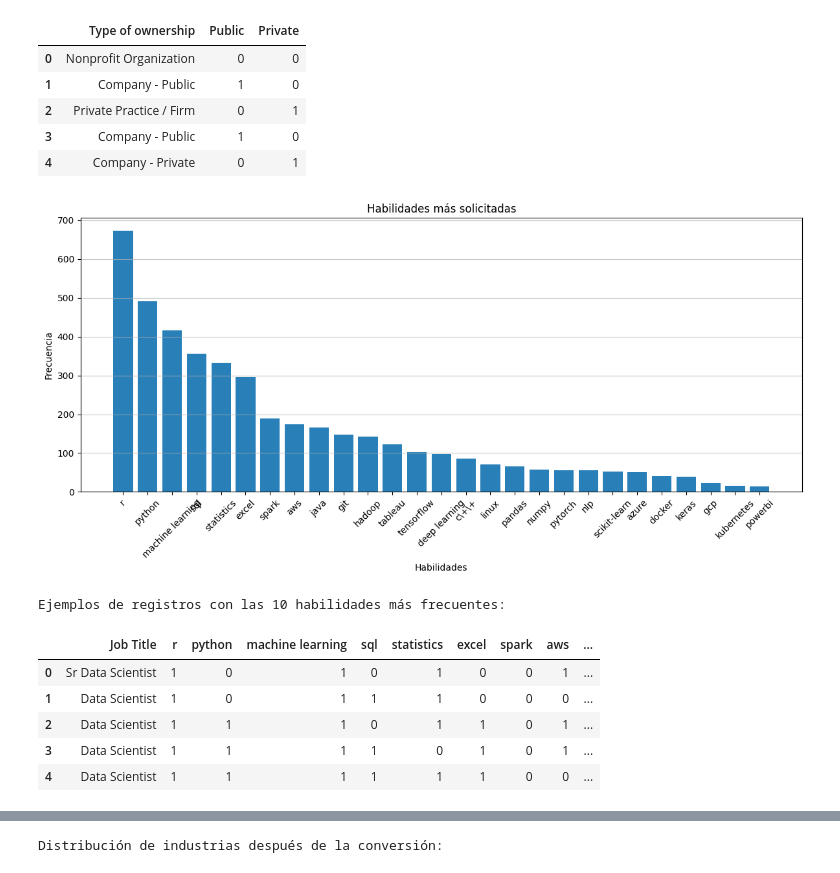
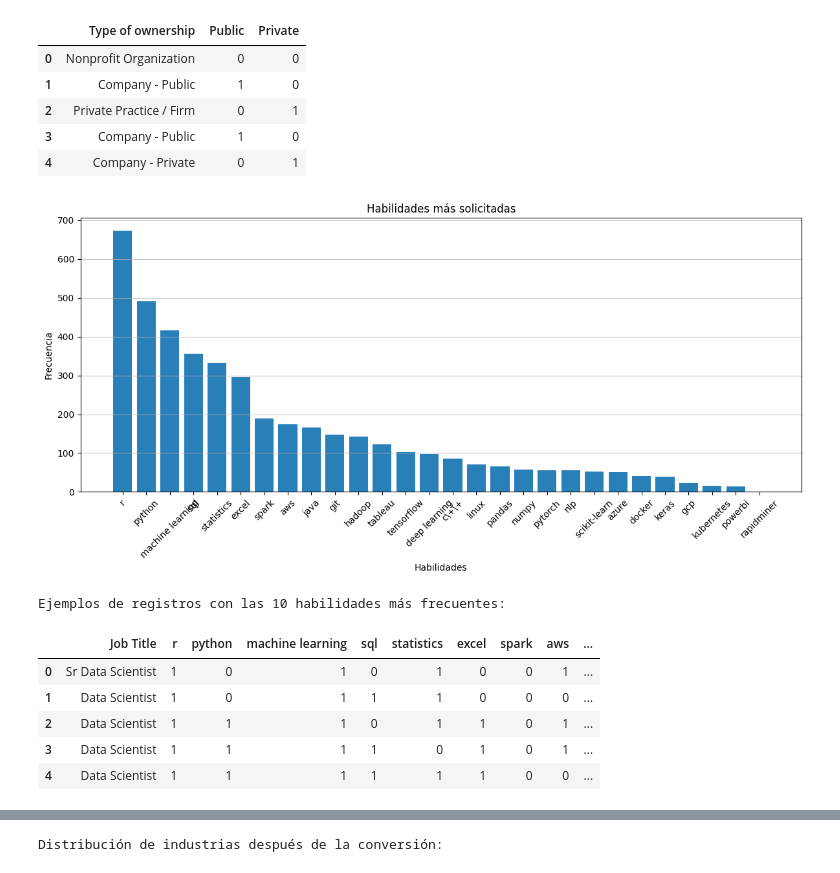
Before and after one commit to peter-ringuelet/Mineria-de-Datos-usando-Sistemas-Inteligentes, a Jupyter notebook: 1 - Preprocesamiento/Ej5.ipynb, the cells around one changed output, grey strips where cells are left out. Saved outputs shown, nothing was run; the diff lists cells and outputs as text; code cells hidden in the pictures.

```diff
--- a/1 - Preprocesamiento/Ej5.ipynb
+++ b/1 - Preprocesamiento/Ej5.ipynb
@@ -193,40 +193,40 @@ df = df.drop('Type of ownership', axis=1)
 habilidades = [
     'python', 'r', 'sql', 'excel', 'tableau', 'powerbi', 'hadoop', 'spark', 'tensorflow',
     'keras', 'pytorch', 'scikit-learn', 'pandas', 'numpy', 'statistics', 'machine learning',
-    'deep learning', 'nlp', 'java', 'c\+\+', 'git', 'linux', 'docker', 'kubernetes', 'aws', 'azure', 'gcp'
+    'deep learning', 'nlp', 'java', 'c\+\+', 'git', 'linux', 'docker', 'kubernetes', 'aws', 'azure', 'gcp', 'rapidminer'
 ]
 
 # Crear columnas binarias para cada habilidad
 for habilidad in habilidades:
     # Usar regex=False para evitar problemas con caracteres especiales
     # o usar escape para caracteres especiales como en c++
     df[habilidad] = df['Job Description'].fillna('').str.lower().str.contains(habilidad, regex=True, case=False).astype(int)
 
 # Calcular frecuencias y visualizar todas las habilidades
 plt.figure(figsize=(12, 6))
 conteos = {habilidad: df[habilidad].sum() for habilidad in habilidades}
 conteos_ordenados = dict(sorted(conteos.items(), key=lambda x: x[1], reverse=True))
 plt.bar(conteos_ordenados.keys(), conteos_ordenados.values(), color='#2980b9')
 plt.title('Habilidades más solicitadas')
 plt.xlabel('Habilidades')
 plt.ylabel('Frecuencia')
 plt.xticks(rotation=45)
 plt.grid(axis='y', alpha=0.7)
 plt.tight_layout()
 plt.show()
 
 # Mantener solo las 10 habilidades más frecuentes en el dataset
 top_10_habilidades = list(conteos_ordenados.keys())[:10]
 habilidades_a_eliminar = [h for h in habilidades if h not in top_10_habilidades]
 
 # Eliminar columnas de habilidades menos frecuentes
 df = df.drop(habilidades_a_eliminar, axis=1)
 
 # Mostrar ejemplos con las 10 habilidades más frecuentes
 print("\nEjemplos de registros con las 10 habilidades más frecuentes:")
 display(df[['Job Title'] + top_10_habilidades].head())
 # %% [output]
-[figure, old version]
+[figure, new version]
 Ejemplos de registros con las 10 habilidades más frecuentes:
 |  | Job Title | r | python | machine learning | sql | statistics | excel | spark | aws | ... |
 | 0 | Sr Data Scientist | 1 | 0 | 1 | 0 | 1 | 0 | 0 | 1 | ... |
```
Also changed, not shown: 3 other files.
